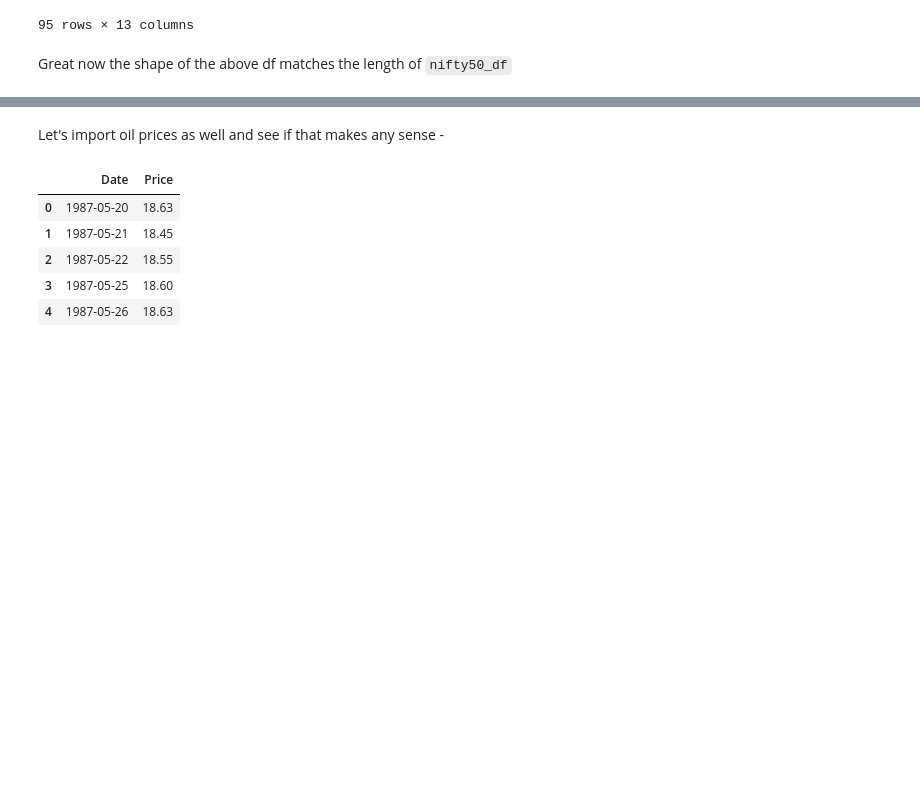
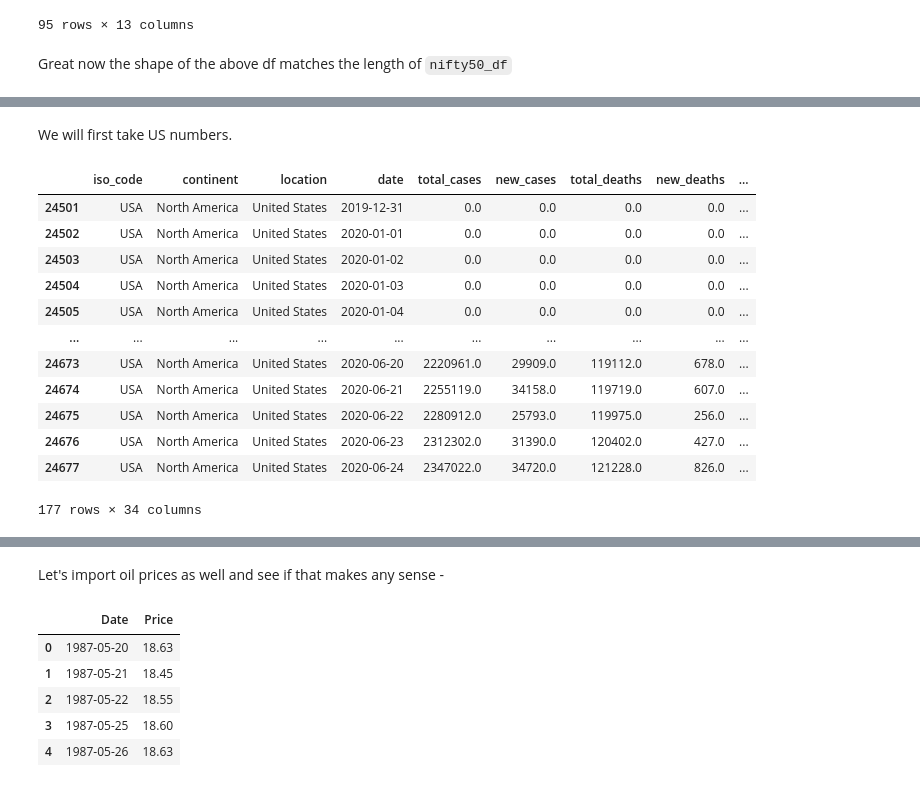
Before and after one commit to vaibhawvipul/financial-markets-analysis-2020, a Jupyter notebook: Analysis of Financial markets after 6 months of COVID-19.ipynb, the cells around one changed output, grey strips where cells are left out. Saved outputs shown, nothing was run; the diff lists cells and outputs as text; code cells hidden in the pictures; blank space fills up the shorter version.

```diff
--- a/Analysis of Financial markets after 6 months of COVID-19.ipynb
+++ b/Analysis of Financial markets after 6 months of COVID-19.ipynb
@@ -130,0 +165,19 @@ sns.pairplot(merged_df)
+# %% [markdown]
+We will first take US numbers.
+# %%
+US_covid = world_covid_df[world_covid_df.location=="United States"]
+US_covid
+# %% [output]
+|  | iso_code | continent | location | date | total_cases | new_cases | total_deaths | new_deaths | ... |
+| 24501 | USA | North America | United States | 2019-12-31 | 0.0 | 0.0 | 0.0 | 0.0 | ... |
+| 24502 | USA | North America | United States | 2020-01-01 | 0.0 | 0.0 | 0.0 | 0.0 | ... |
+| 24503 | USA | North America | United States | 2020-01-02 | 0.0 | 0.0 | 0.0 | 0.0 | ... |
+| 24504 | USA | North America | United States | 2020-01-03 | 0.0 | 0.0 | 0.0 | 0.0 | ... |
+| 24505 | USA | North America | United States | 2020-01-04 | 0.0 | 0.0 | 0.0 | 0.0 | ... |
+| ... | ... | ... | ... | ... | ... | ... | ... | ... | ... |
+| 24673 | USA | North America | United States | 2020-06-20 | 2220961.0 | 29909.0 | 119112.0 | 678.0 | ... |
+| 24674 | USA | North America | United States | 2020-06-21 | 2255119.0 | 34158.0 | 119719.0 | 607.0 | ... |
+| 24675 | USA | North America | United States | 2020-06-22 | 2280912.0 | 25793.0 | 119975.0 | 256.0 | ... |
+| 24676 | USA | North America | United States | 2020-06-23 | 2312302.0 | 31390.0 | 120402.0 | 427.0 | ... |
+| 24677 | USA | North America | United States | 2020-06-24 | 2347022.0 | 34720.0 | 121228.0 | 826.0 | ... |
+177 rows × 34 columns
```
Also changed, not shown: parts of 17 cells of this notebook.
